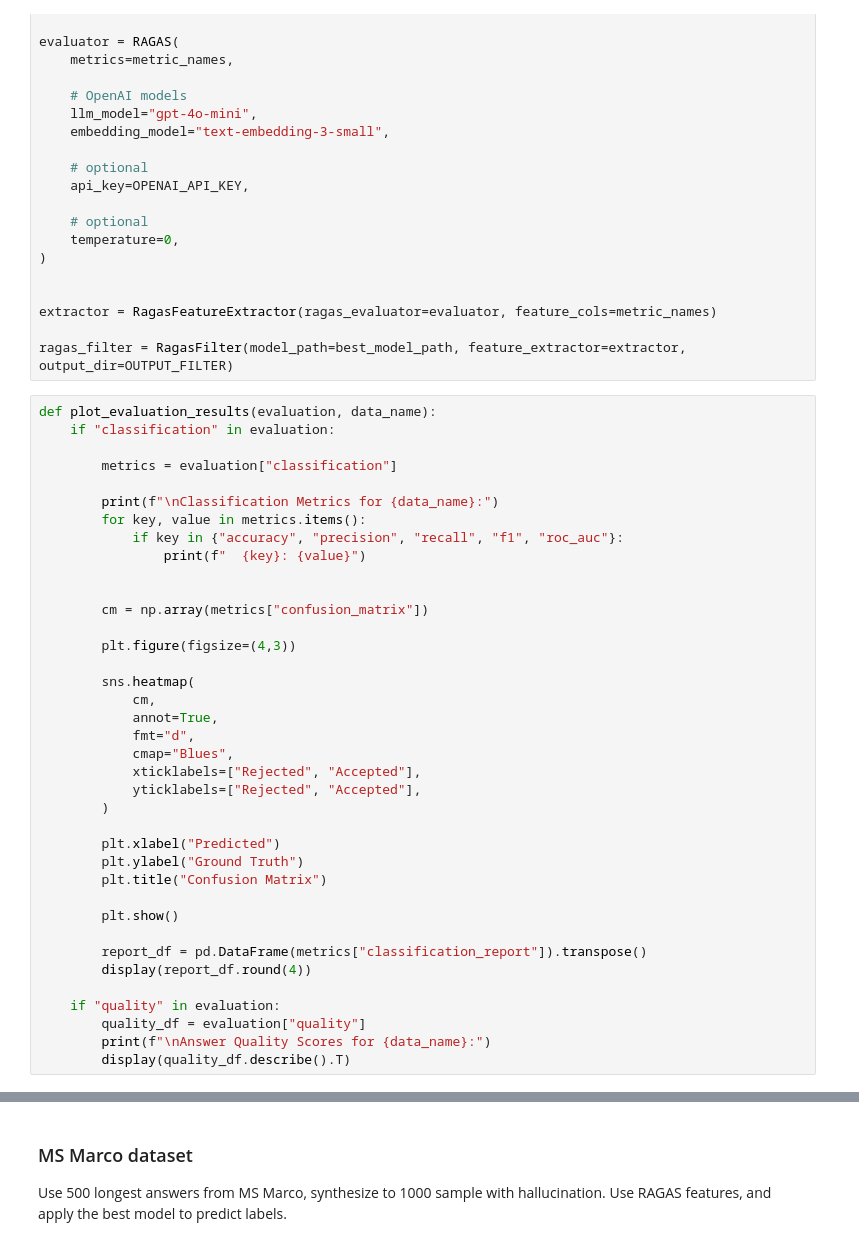
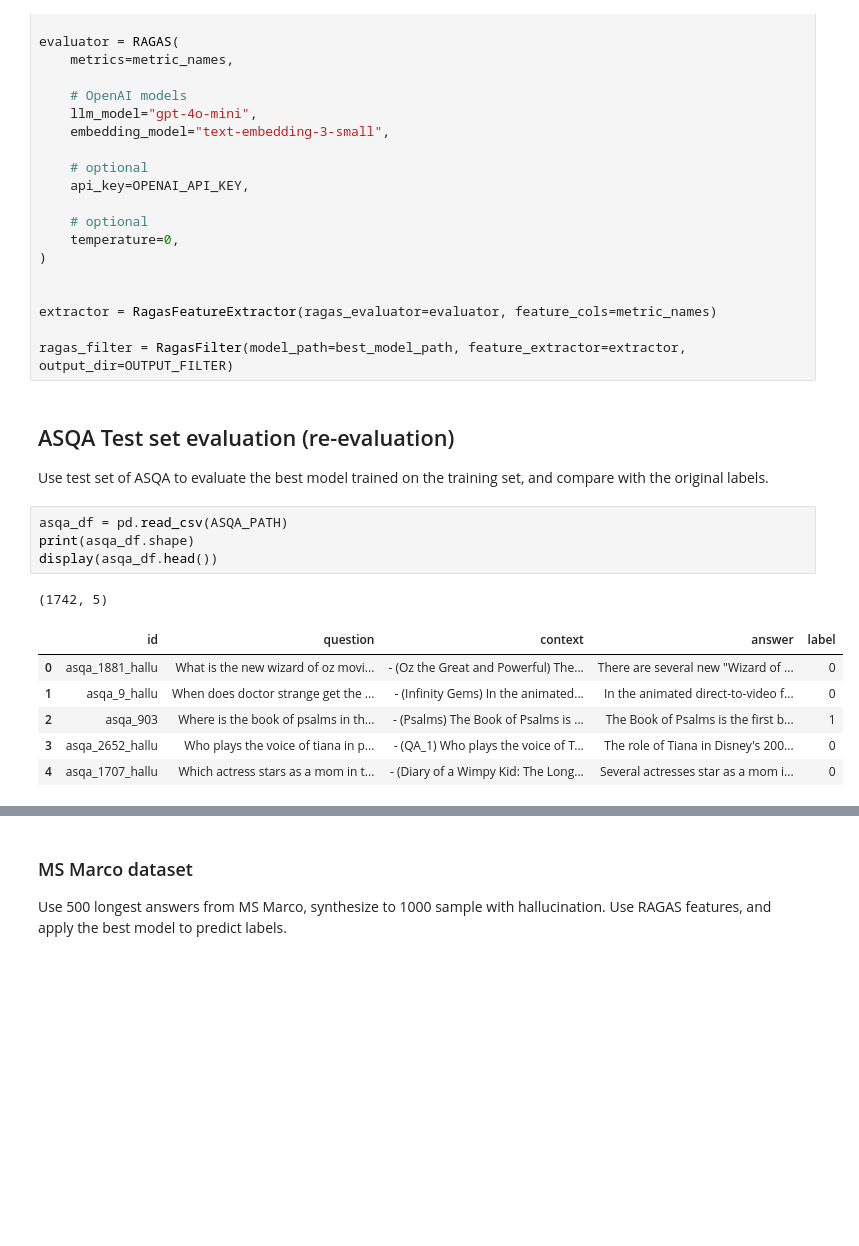
Before and after one commit to Htaaxx/ragas-evaluation, a Jupyter notebook: notebooks/filter-with-ragas.ipynb, the cells around one changed output, grey strips where cells are left out. Cells and saved outputs as stored; diff of their text form; blank space fills up the shorter version.

```diff
--- a/notebooks/filter-with-ragas.ipynb
+++ b/notebooks/filter-with-ragas.ipynb
@@ -410,41 +423,18 @@ evaluator = RAGAS(
 extractor = RagasFeatureExtractor(ragas_evaluator=evaluator, feature_cols=metric_names)
 
 ragas_filter = RagasFilter(model_path=best_model_path, feature_extractor=extractor, output_dir=OUTPUT_FILTER)
-# %%
-def plot_evaluation_results(evaluation, data_name):
-    if "classification" in evaluation:
-
-        metrics = evaluation["classification"]
-
-        print(f"\nClassification Metrics for {data_name}:")
-        for key, value in metrics.items():
-            if key in {"accuracy", "precision", "recall", "f1", "roc_auc"}:
-                print(f"  {key}: {value}")
-
-
-        cm = np.array(metrics["confusion_matrix"])
-
-        plt.figure(figsize=(4,3))
-
-        sns.heatmap(
-            cm,
-            annot=True,
-            fmt="d",
-            cmap="Blues",
-            xticklabels=["Rejected", "Accepted"],
-            yticklabels=["Rejected", "Accepted"],
-        )
-
-        plt.xlabel("Predicted")
-        plt.ylabel("Ground Truth")
-        plt.title("Confusion Matrix")
-
-        plt.show()
-
-        report_df = pd.DataFrame(metrics["classification_report"]).transpose()
-        display(report_df.round(4))
-
-    if "quality" in evaluation:
-        quality_df = evaluation["quality"]
-        print(f"\nAnswer Quality Scores for {data_name}:")
-        display(quality_df.describe().T)
+# %% [markdown]
+## ASQA Test set evaluation (re-evaluation)
+Use test set of ASQA to evaluate the best model trained on the training set, and compare with the original labels.
+# %%
+asqa_df = pd.read_csv(ASQA_PATH)
+print(asqa_df.shape)
+display(asqa_df.head())
+# %% [output]
+(1742, 5)
+|  | id | question | context | answer | label |
+| 0 | asqa_1881_hallu | What is the new wizard of oz movi... | - (Oz the Great and Powerful) The... | There are several new "Wizard of ... | 0 |
+| 1 | asqa_9_hallu | When does doctor strange get the ... | - (Infinity Gems) In the animated... | In the animated direct-to-video f... | 0 |
+| 2 | asqa_903 | Where is the book of psalms in th... | - (Psalms) The Book of Psalms is ... | The Book of Psalms is the first b... | 1 |
+| 3 | asqa_2652_hallu | Who plays the voice of tiana in p... | - (QA_1) Who plays the voice of T... | The role of Tiana in Disney's 200... | 0 |
+| 4 | asqa_1707_hallu | Which actress stars as a mom in t... | - (Diary of a Wimpy Kid: The Long... | Several actresses star as a mom i... | 0 |
```
Also changed, not shown: parts of 12 cells of this notebook, 35 other files.
